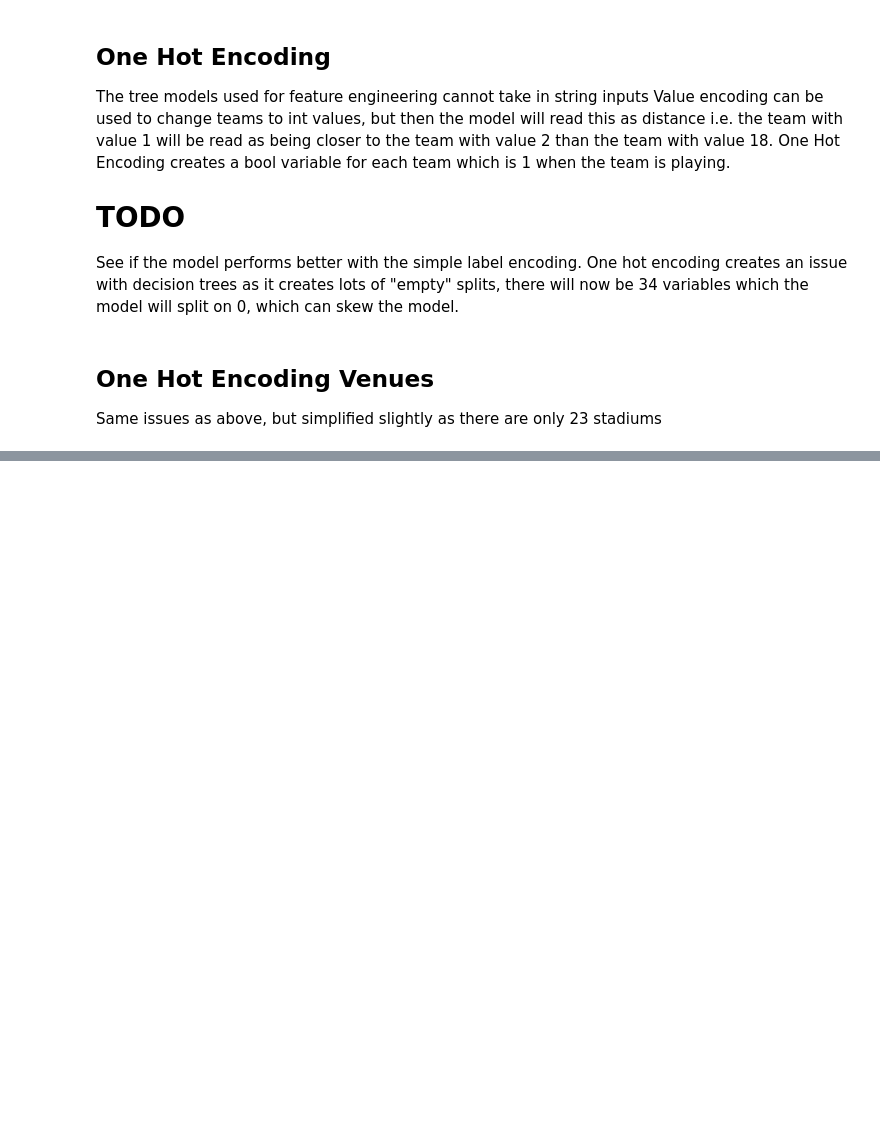
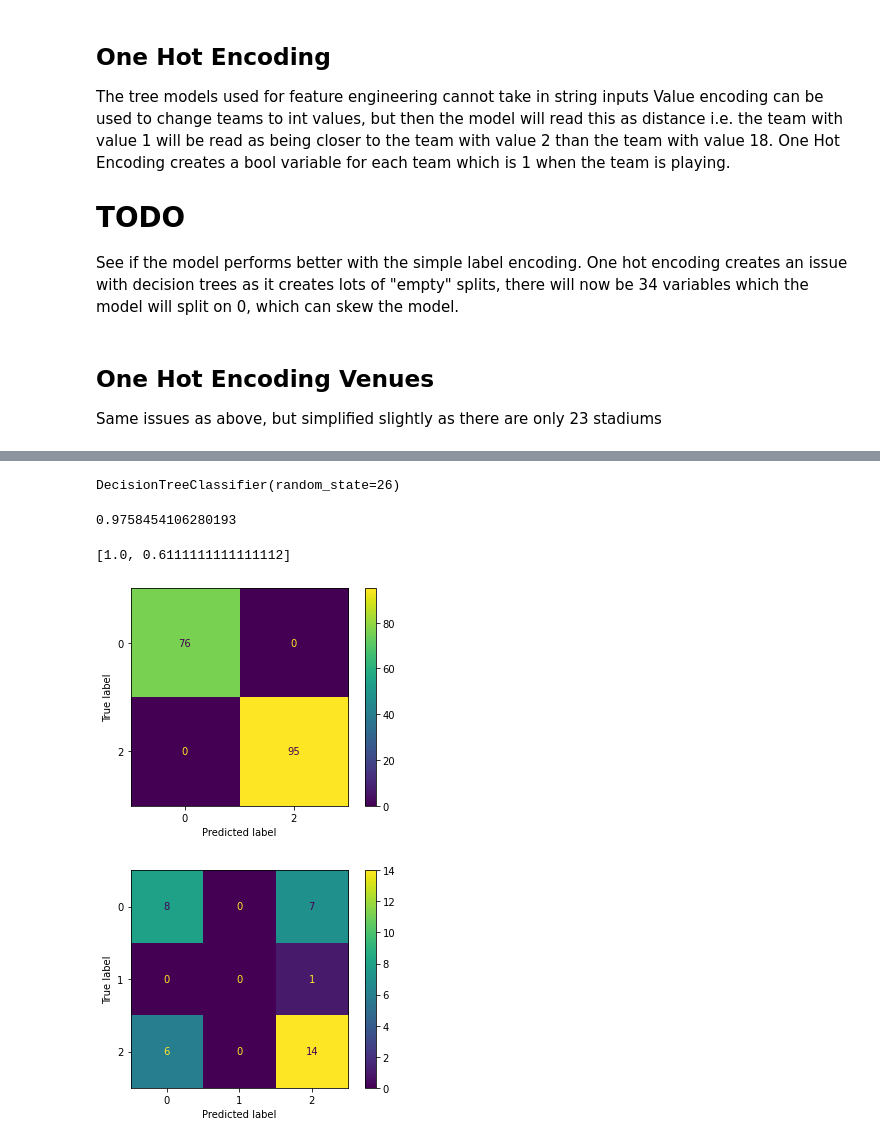
Before and after one commit to TomGallagher98/Thomas_Gallagher_Thesis, a Jupyter notebook: Data/AFL_Stats/FeatureEngineering.ipynb, the cells around one changed output, grey strips where cells are left out. Drawn from its saved outputs; the diff is of its cells as text; code cells hidden in the pictures; blank space fills up the shorter version.

Commit message:
t06 added basic dec trees

```diff
--- a/Data/AFL_Stats/FeatureEngineering.ipynb
+++ b/Data/AFL_Stats/FeatureEngineering.ipynb
@@ -189,0 +176,14 @@ TypeError: drop() takes from 1 to 8 positional arguments but 12 were given
+# %%
+# print(X_2012.dtypes)
+def bool_to_int(row):
+    if str(row['homeTeamLastWin']) == "True":
+        row['homeTeamLastWin'] = 1
+    else:
+        row['homeTeamLastWin'] = 0
+    if str(row['awayTeamLastWin']) == "True":
+        row['awayTeamLastWin'] = 1
+    else:
+        row['awayTeamLastWin'] = 0
+    return row
+X_2012 = X_2012.apply(bool_to_int, axis = 1)
+print(X_2012.dtypes)
@@ -189,0 +203,44 @@ TypeError: drop() takes from 1 to 8 positional arguments but 12 were given
+# %%
+from sklearn.tree import DecisionTreeClassifier
+from sklearn.model_selection import cross_val_score
+
+clf = DecisionTreeClassifier(random_state=26)
+scores = clf.fit(X_2012, y_true_2012)
+# scores = cross_val_score(clf, X_2012, y_true_2012)
+print(scores)
+# print("F1: {0:0.4f}".format(np.mean(scores)))
+# %% [output]
+DecisionTreeClassifier(random_state=26)
+# %%
+# Exploratory classifier on the original training set
+from sklearn.ensemble import RandomForestClassifier
+from sklearn.metrics import confusion_matrix, plot_confusion_matrix
+m = RandomForestClassifier(n_estimators=10, n_jobs=-1)
+m.fit(X_2012, y_true_2012)
+m.score(X_2012, y_true_2012)
+
+# m.score(X_train_orig, y_train_orig)
+# %% [output]
+0.9758454106280193
+# %%
+x_train_2012 = X_2012[:171]
+y_train_2012 = y_true_2012[:171]
+x_valid_2012 = X_2012[171:]
+y_valid_2012 = y_true_2012[171:]
+# %%
+def print_score(m, train, valid, test=None):
+    # if test == None:
+        print([m.score(train, y_train_2012), m.score(valid, y_valid_2012)])
+        plot_confusion_matrix(m, train, y_train_2012)
+        plot_confusion_matrix(m, valid, y_valid_2012)
+    # else:
+    #     print(m.score(X_test, y_test))
+    #     plot_confusion_matrix(m, X_test, y_test)
+# %%
+model_1 = RandomForestClassifier(n_estimators=100, n_jobs=-1)
+model_1.fit(x_train_2012, y_train_2012)
+print_score(model_1, x_train_2012, x_valid_2012)
+# %% [output]
+[1.0, 0.6111111111111112]
+[figure, added]
+[figure, added]
```
Also changed, not shown: parts of 22 cells of this notebook, 1 other file.
